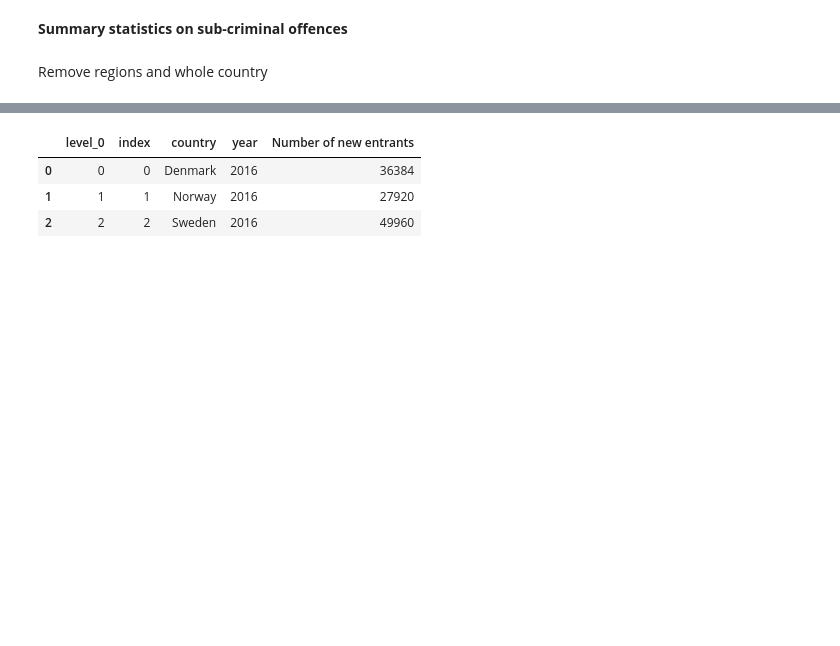
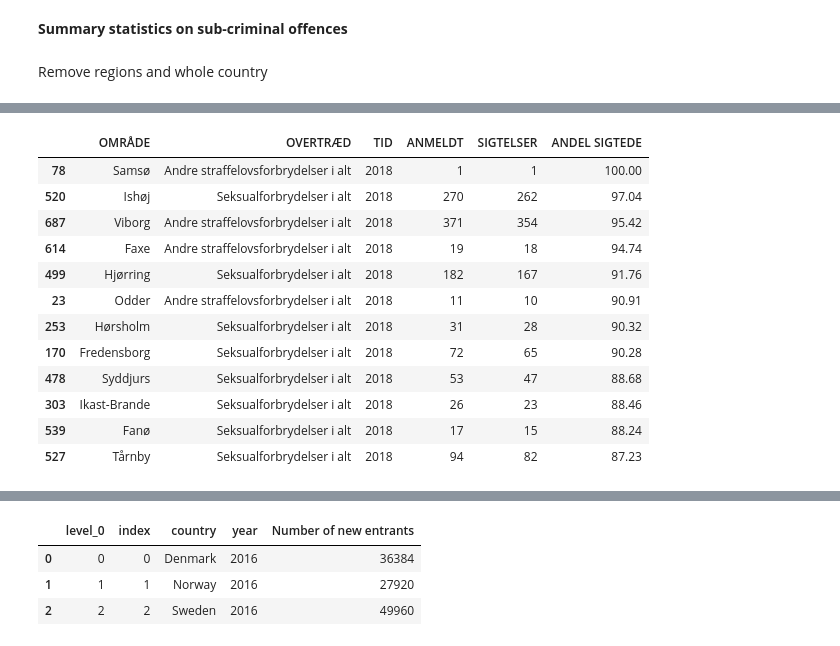
Before and after one commit to NumEconCopenhagen/projects-2019-cl, a Jupyter notebook: dataproject/dataproject/Assignment.ipynb, the cells around one changed output, grey strips where cells are left out. Drawn from its saved outputs; the diff is of its cells as text; code cells hidden in the pictures; blank space fills up the shorter version.

```diff
--- a/dataproject/dataproject/Assignment.ipynb
+++ b/dataproject/dataproject/Assignment.ipynb
@@ -228,0 +236,8 @@ crime_kom_y.head()
+# %%
+crime_kom = crime_api[K]
+crime_kom_sigt = crime_kom.loc[(crime_kom['TID'] == 2018) &
+              (crime_api['ANMSIGT'] == 'Sigtelser'),:].copy()
+crime_kom_sigt.rename(columns = {'INDHOLD':'SIGTELSER'}, inplace=True)
+del crime_kom_sigt['ANMSIGT']
+#crime_kom_sigt.drop('ANMSIGT', axis=1)
+crime_kom_sigt.head()
@@ -228,0 +261,7 @@ crime_kom_y.head()
+# %%
+crime_kom_merged = pd.merge(crime_kom_anm, crime_kom_sigt, on=['OMRÅDE', 'OVERTRÆD', 'TID'], how='outer')
+# replace NaNs with zeroes
+crime_kom_merged['SIGTELSER'] = crime_kom_merged['SIGTELSER'].fillna(0)
+# For some reason, 'SIGTELSER' turned into float. change them back to integers
+crime_kom_merged['SIGTELSER'] = crime_kom_merged['SIGTELSER'].astype(int)
+crime_kom_merged.head(10)
@@ -228,0 +284,5 @@ crime_kom_y.head()
+# %%
+crime_kom_merged['ANDEL SIGTEDE'] = crime_kom_merged['SIGTELSER'] / crime_kom_merged['ANMELDT'] * 100
+# rounding the number to two decimals
+crime_kom_merged['ANDEL SIGTEDE'] = round(crime_kom_merged['ANDEL SIGTEDE'], 2)
+crime_kom_merged.sample(10)
@@ -228,0 +301,17 @@ crime_kom_y.head()
+# %%
+crime_kom_merged = crime_kom_merged.sort_values(by='ANDEL SIGTEDE',ascending=False)
+crime_kom_merged.head(12)
+# %% [output]
+|  | OMRÅDE | OVERTRÆD | TID | ANMELDT | SIGTELSER | ANDEL SIGTEDE |
+| 78 | Samsø | Andre straffelovsforbrydelser i alt | 2018 | 1 | 1 | 100.00 |
+| 520 | Ishøj | Seksualforbrydelser i alt | 2018 | 270 | 262 | 97.04 |
+| 687 | Viborg | Andre straffelovsforbrydelser i alt | 2018 | 371 | 354 | 95.42 |
+| 614 | Faxe | Andre straffelovsforbrydelser i alt | 2018 | 19 | 18 | 94.74 |
+| 499 | Hjørring | Seksualforbrydelser i alt | 2018 | 182 | 167 | 91.76 |
+| 23 | Odder | Andre straffelovsforbrydelser i alt | 2018 | 11 | 10 | 90.91 |
+| 253 | Hørsholm | Seksualforbrydelser i alt | 2018 | 31 | 28 | 90.32 |
+| 170 | Fredensborg | Seksualforbrydelser i alt | 2018 | 72 | 65 | 90.28 |
+| 478 | Syddjurs | Seksualforbrydelser i alt | 2018 | 53 | 47 | 88.68 |
+| 303 | Ikast-Brande | Seksualforbrydelser i alt | 2018 | 26 | 23 | 88.46 |
+| 539 | Fanø | Seksualforbrydelser i alt | 2018 | 17 | 15 | 88.24 |
+| 527 | Tårnby | Seksualforbrydelser i alt | 2018 | 94 | 82 | 87.23 |
```
Also changed, not shown: parts of 16 cells of this notebook.
